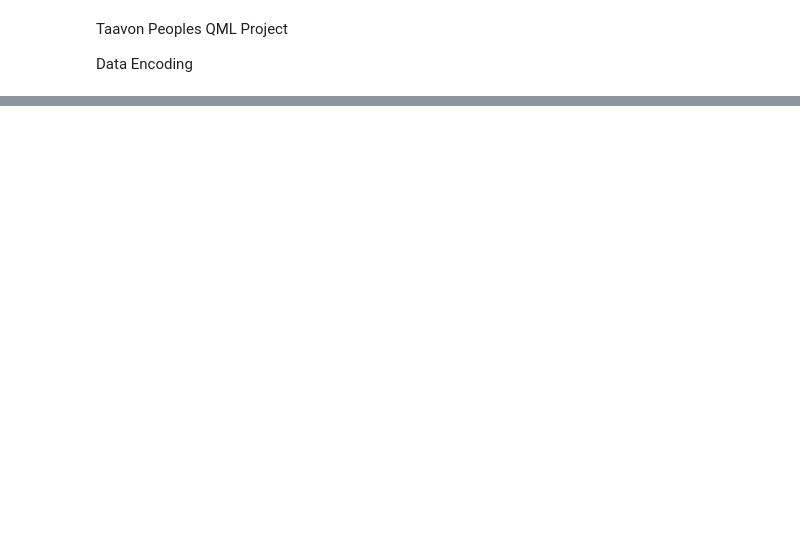
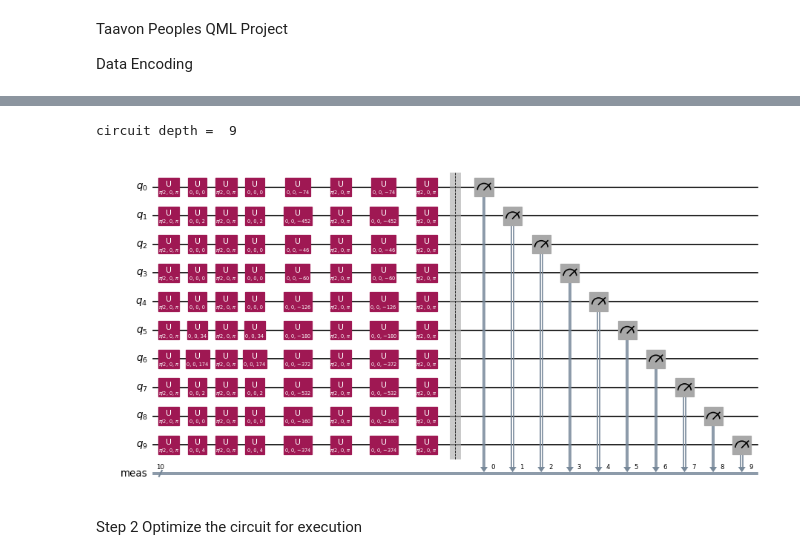
Before and after one commit to peoplesinc/air-pollution-data, a Jupyter notebook: baltimore-figures/baltimore_qml.ipynb, the cells around one changed output, grey strips where cells are left out. Drawn from its saved outputs; the diff is of its cells as text; code cells hidden in the pictures; blank space fills up the shorter version.

```diff
--- a/baltimore-figures/baltimore_qml.ipynb
+++ b/baltimore-figures/baltimore_qml.ipynb
@@ -42,0 +68,25 @@ Name: Black, dtype: int64
+# %%
+from qiskit.circuit.library import z_feature_map
+from qiskit.circuit.library import unitary_overlap
+
+# Data points with labels removed, for inner product
+train_data = [dataset["Black"][:10], dataset["White"][:10]]
+
+# Encode the data into quantum states using the ZFeatureMap
+fm = z_feature_map(feature_dimension=np.shape(train_data)[1])
+
+#Assign Params
+unitary1 = fm.assign_parameters(train_data[0])
+unitary2 = fm.assign_parameters(train_data[1])
+
+overlap_circ = unitary_overlap(unitary1, unitary2)
+overlap_circ.measure_all()
+
+print("circuit depth = ", overlap_circ.decompose().depth())
+overlap_circ.decompose().draw("mpl", scale=0.6, style="iqp")
+# %% [output]
+circuit depth =  9
+[figure, added]
+# %% [markdown]
+Step 2
+Optimize the circuit for execution
```
Also changed, not shown: parts of 15 cells of this notebook.
